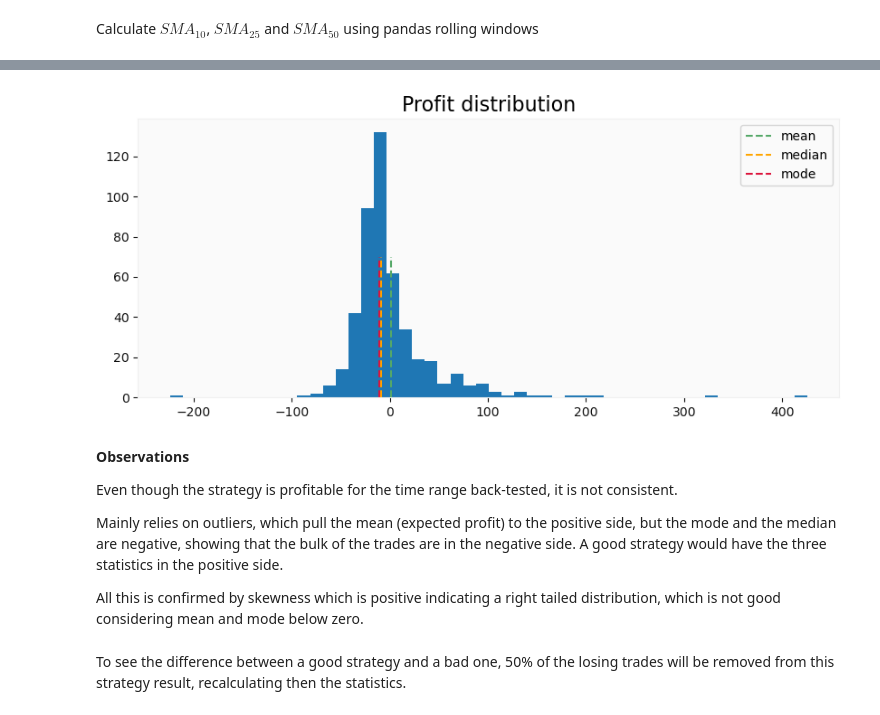
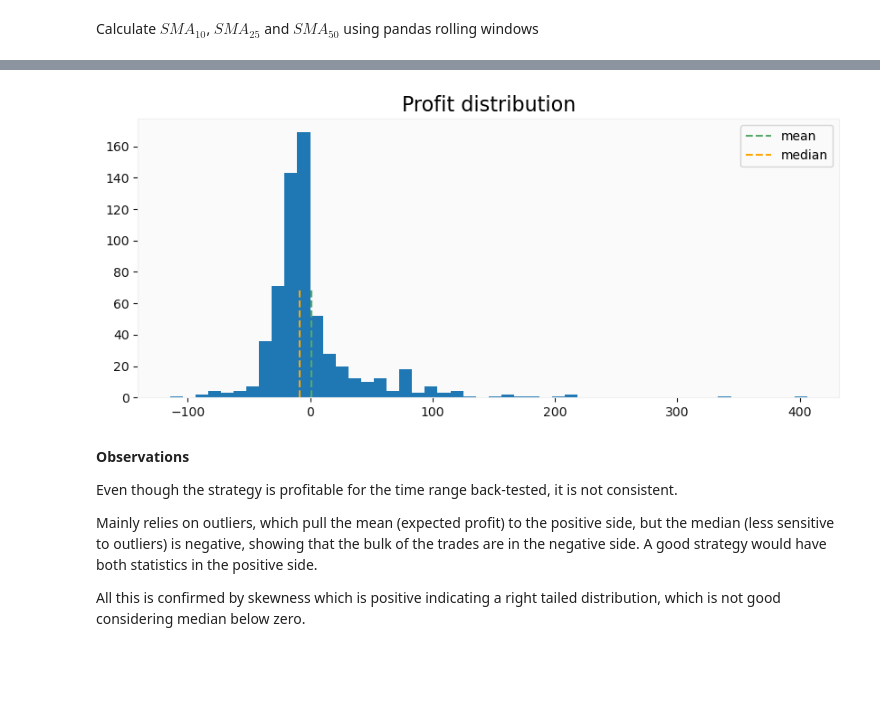
Before and after one commit to mchiuminatto/MVA_Crossover, a Jupyter notebook: SMA Crossover v.1.1.ipynb, the cells around one changed output, grey strips where cells are left out. Saved outputs shown, nothing was run; the diff lists cells and outputs as text; code cells hidden in the pictures; blank space fills up the shorter version.

```diff
--- a/SMA Crossover v.1.1.ipynb
+++ b/SMA Crossover v.1.1.ipynb
@@ -87,5 +92,5 @@ sns.set_theme(style="whitegrid")
 # %%
- SMA_fast = 10
+SMA_fast = 10
 SMA_med = 25
 SMA_slow = 50
 
@@ -94,7 +99,7 @@ COL_m = f'SMA_{SMA_med}'
 COL_s = f'SMA_{SMA_slow}'
 
 PLOT_FROM = 2000
-PLOT_TO = 2250
+PLOT_TO = 2200
 
 SYMBOL='EURUSD=X'
 
@@ -104,7 +109,7 @@ if 'JPY' in SYMBOL:
 
 PIP_FACTOR = 10**DIGITS  # factor to convert from points change to pip change
 
-TRADE_COST = 1  # estimated spread + commission per trade
+TRADE_COST = 0.5  # estimated spread + commission per trade
 # %% [markdown]
 ### Load Data
 # %%
@@ -249,0 +293,5 @@ mpf.plot(df[PLOT_FROM:PLOT_TO],
+# %%
+# mark entry/exit condition
+
+df['EN_EX_cond'] = df['signal'].shift(1)
+df[['signal', 'EN_EX_cond']][2188:2200]
@@ -252,5 +315,14 @@ mpf.plot(df[PLOT_FROM:PLOT_TO],
 # %%
+# mark trades periods
+df['trade'] = df['EN_EX_cond']
 df['trade'].ffill(inplace=True)
 df['trade'] =  df['trade'].replace(-1, np.nan)
 mask_trade = df['trade'].isna()
 df.loc[~mask_trade, 'plot_trade'] = df.loc[~mask_trade][COL_s] - 0.0005
+
+# generate trades id
+mask_trade_start = (df['trade'] == 1 ) & (df['trade'].shift(1).isna())  # marks trade start
+# df['trade_id'] = 0
+df.loc[mask_trade_start, 'trade_id'] = range(1, len(df[mask_trade_start])+1)
+df['trade_id'].ffill(inplace=True)
+df.loc[df['trade'].isna(), 'trade_id'] = np.nan
@@ -312,7 +399,7 @@ def profit_report_col(df, column='net_profit'):
         return _report
 # %%
 df['date'] = df.index
-mask_trade = df['trade']>0
+mask_trade = df['trade_id']>0
 df.loc[mask_trade, 'gross_profit'] = (df.loc[mask_trade, 'Close'] - df.loc[mask_trade, 'Open'] )*PIP_FACTOR
-df_trades_pft = df[['trade', 'gross_profit']].groupby(by='trade').sum()
-df_trades_date = df[['trade', 'date']].groupby(by='trade').min()
+df_trades_pft = df[['trade_id', 'gross_profit']].groupby(by='trade_id').sum()
+df_trades_date = df[['trade_id', 'date']].groupby(by='trade_id').min()
@@ -355,25 +474,21 @@ skew_profit       : 3.14
 # %%
 mean_x = report['avg_profit']
 median_x = report['median_profit']
-mode_x = report['mode_profit']
 
 fig, axis=plt.subplots(1,1, figsize=(10,4))
 df_trades['net_profit'].hist(grid=False, bins=50)
 plt.plot([mean_x, mean_x], [0, 70], color='g', linestyle='--', label='mean')
 plt.plot([median_x, median_x], [0, 70], color='orange', linestyle='--', label='median')
-plt.plot([mode_x, mode_x], [0, 70], color='crimson', linestyle='--', label='mode')
 plt.legend()
 plt.title('Profit distribution', size=16)
 plt.show()
 # %% [output]
-[figure, old version]
+[figure, new version]
 # %% [markdown]
 **Observations**
 
 Even though the strategy is profitable for the time range back-tested, it is not consistent.
 
-Mainly relies on outliers, which pull the mean (expected profit) to the positive side, but the mode and the median are negative, showing that the bulk of the trades are in the negative side. A good strategy would have the three statistics in the positive side.
+Mainly relies on outliers, which pull the mean (expected profit) to the positive side, but the median (less sensitive to outliers) is negative, showing that the bulk of the trades are in the negative side. A good strategy would have both statistics in the positive side.
 
-All this is confirmed by skewness which is positive indicating a right tailed distribution, which is not good considering mean and mode below zero.
+All this is confirmed by skewness which is positive indicating a right tailed distribution, which is not good considering median below zero.
-# %% [markdown]
-To see the difference between a good strategy and a bad one, 50% of the losing trades will be removed from this strategy result, recalculating then the statistics.
```
Also changed, not shown: parts of 33 cells of this notebook.
